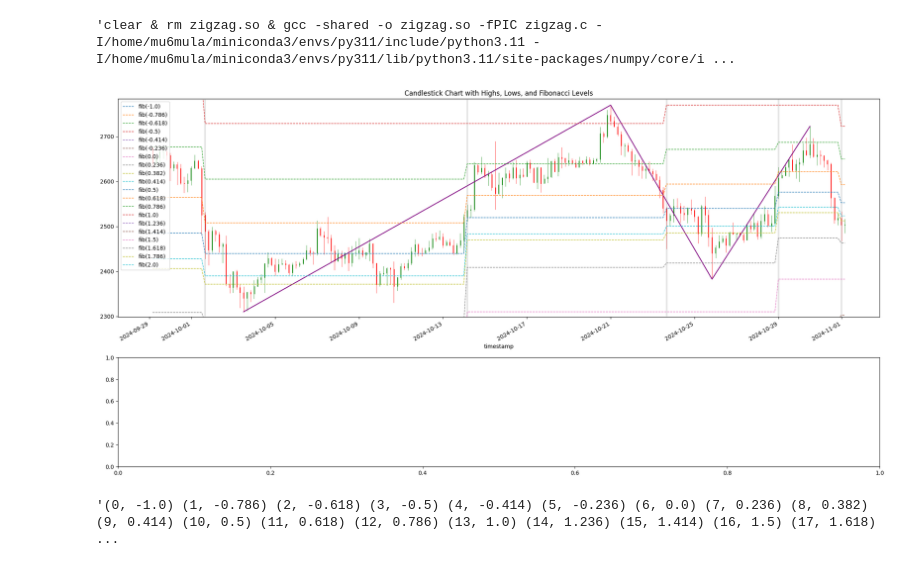
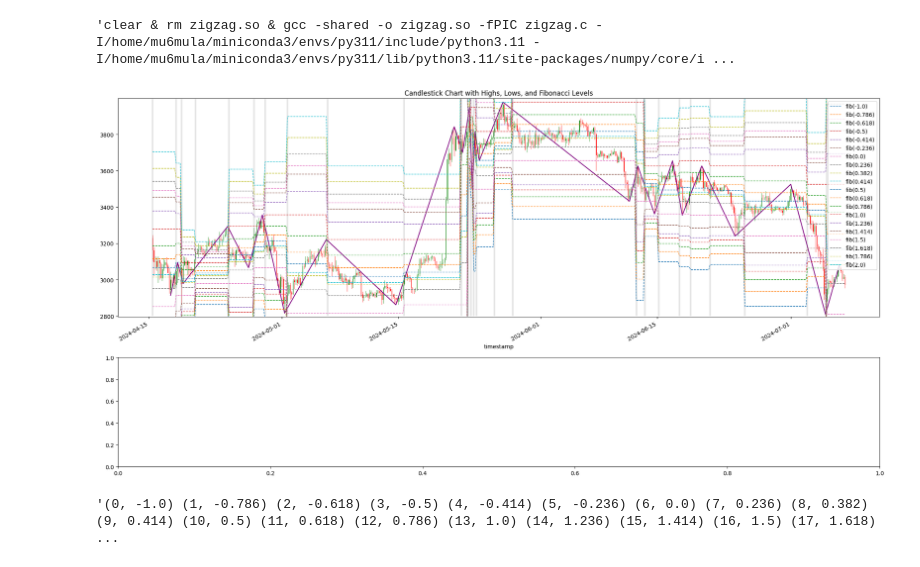
Before and after one commit to petarkabashki/PK-ZigZag-Backtester, a Jupyter notebook: zigzag_fibs.ipynb, the cells around one changed output. Drawn from its saved outputs; the diff is of its cells as text; code cells hidden in the pictures.

```diff
--- a/zigzag_fibs.ipynb
+++ b/zigzag_fibs.ipynb
@@ -37,7 +37,7 @@ fib_columns = [f'fib({fib})' for fib in fib_levels]
 exchange,base,quote,timeframe = 'binance','ETH', 'USDT', '4h'
 
 data = load_data(base,quote,timeframe)#.apply(np.log)
-epsilon = 0.10
+epsilon = 0.05
 highs = data['high'].values
 lows = data['low'].values
 # highs = lows = data.close.values
@@ -86,7 +86,7 @@ run_diff = (np.cumsum(turning_markers != 0) - np.cumsum(high_low_markers != 0))
 # df_fibs = df_fibs.multiply((np.where(run_diff < 0, np.nan, 1)), axis=0)
 ##############################################
 ##############################################
-ws, ww = len(data)-1000, 200
+ws, ww = len(data)-2000, 500
 wdata = data.iloc[ws:ws+ww-1].copy()
 
 whighs = wdata.high
@@ -100,34 +100,34 @@ fig, (ax1, ax2) = plt.subplots(2, 1, figsize=(20, 10), height_ratios=[2, 1])
 
 wdata_index = wdata['date_num'] = mdates.date2num(wdata.index)
 # Prepare the OHLC data in the format: (date, open, high, low, close)
 ohlc = wdata[['date_num', 'open', 'high', 'low', 'close']].values
 # Plot the candlesticks
 candlestick_ohlc(ax1, ohlc, colorup='green', colordown='red', alpha=0.8, **candlestick_ohlc_args)
 # Set y-axis limits based on the close price
 ax1.set_ylim(wlows.min()*0.995, whighs.max()*1.005)
 
 # Format the x-axis to show dates
 ax1.xaxis_date()
 # ax1.xaxis.set_major_formatter(mdates.DateFormatter('%Y-%m-%d'))
 ax1.set_title('Candlestick Chart with Highs, Lows, and Fibonacci Levels')
 # ax1.legend()
 wturning_points_ix = turning_points_ix[(turning_points_ix >= ws) & (turning_points_ix <= ws + ww - 1)]
 wextreme_points_ix = extreme_points_ix[(extreme_points_ix >= ws) & (extreme_points_ix <= ws + ww - 1)]
 wextreme_points = high_low_markers[wextreme_points_ix]
 wextreme_prices = np.where(wextreme_points == 1, highs[wextreme_points_ix], lows[wextreme_points_ix])
 
 # turning_dates = mdates.date2num(wdata.loc[turning_points_idx].index)
 ax1.plot(mdates.date2num(data.index[wextreme_points_ix]), wextreme_prices, color='purple', label='ZigZag Line', lw=1.5)
 for ix in wturning_points_ix:
     ax1.axvline(data.index.values[ix], color='gray', linestyle='-', alpha=0.2, lw=3)
 
 df_fibs.loc[wdata.index].plot(ax=ax1, linestyle='--', lw=1)
 
 plt.tight_layout()
 plt.savefig('output.png')
 plt.show()
 # %% [output]
-[figure, old version]
+[figure, new version]
 # %%
 ' '.join(map(str,list(enumerate(fib_levels))))
 # %% [output]
```
Also changed, not shown: parts of 7 cells of this notebook, 1 other file.
